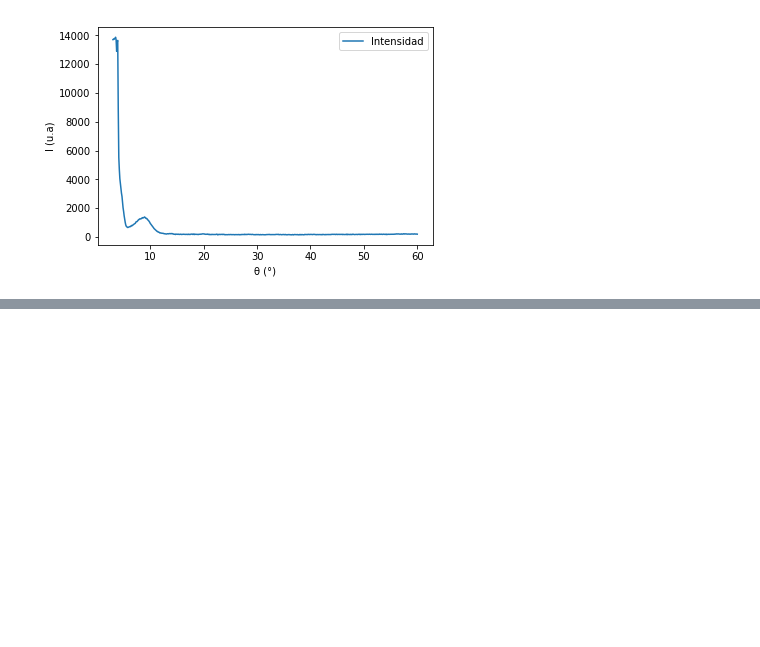
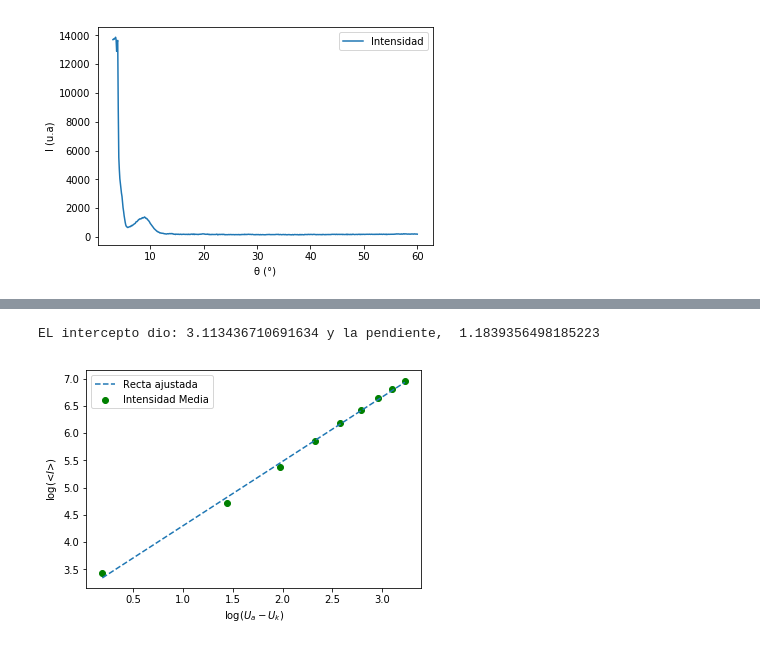
Before and after one commit to diegotg2000/RayosX, a Jupyter notebook: Analisis.ipynb, the cells around one changed output, grey strips where cells are left out. Drawn from its saved outputs; the diff is of its cells as text; code cells hidden in the pictures; blank space fills up the shorter version.

```diff
--- a/Analisis.ipynb
+++ b/Analisis.ipynb
@@ -158,0 +174,21 @@ plt.savefig('inteanguloKBr.png')
+# %%
+Voltajes=np.arange(11,36,3)
+Uk=9.79
+IntensidadesMedias=np.zeros(len(Voltajes))
+plt.figure(figsize=(6,4))
+for i in range(1,10):
+    I=np.loadtxt('voltaje_variable.txt', usecols=i)
+    IntensidadesMedias[i-1]=np.mean(I)
+X=np.log(Voltajes-Uk)
+Y=np.log(IntensidadesMedias)
+fit=np.poly1d(np.polyfit(X,Y, 1))(X)
+plt.scatter(X, Y, label='Intensidad Media', c='green')
+plt.plot(X,fit, ls='dashed', label='Recta ajustada')
+plt.xlabel('log($U_a - U_k$)')
+plt.ylabel('log(<$I$>)')
+plt.savefig('ImediaVsVoltaje.png')
+plt.legend()
+print('EL intercepto dio:',np.polyfit(X,Y, 1)[1], 'y la pendiente, ', np.polyfit(X,Y, 1)[0])
+# %% [output]
+EL intercepto dio: 3.113436710691634 y la pendiente,  1.1839356498185223
+[figure, added]
```
Also changed, not shown: parts of 3 cells of this notebook, 3 other files.
